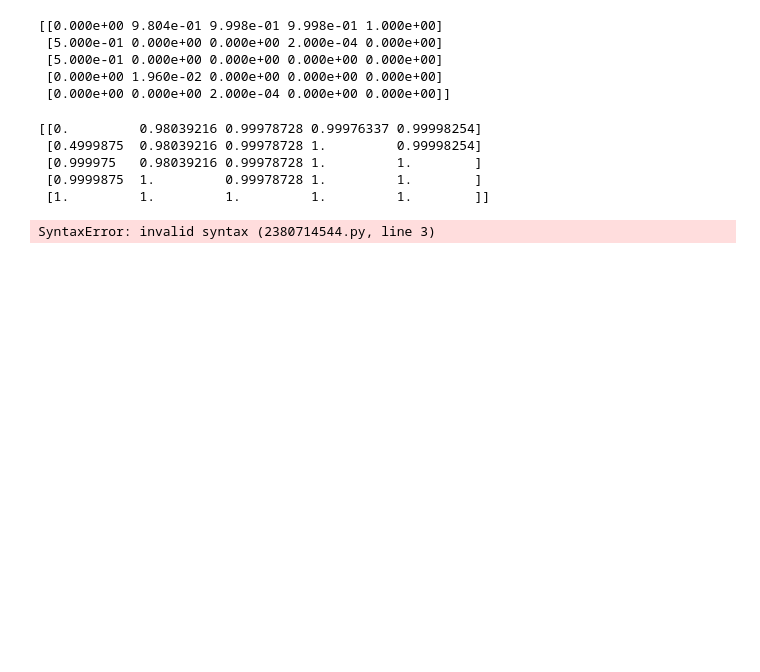
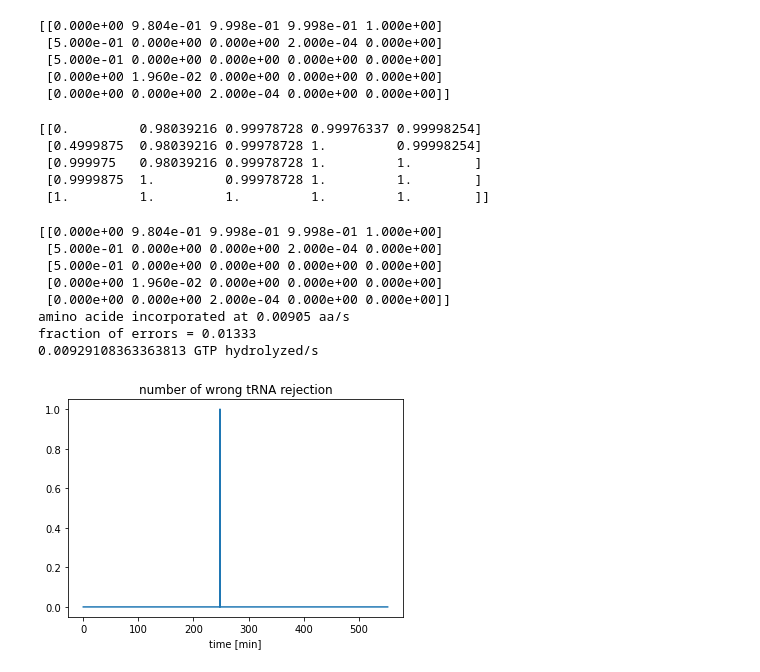
Before and after one commit to ahmed344/Physical-biology-of-the-cell, a Jupyter notebook: kinetic_proofreading_template.ipynb, the cells around one changed output. Saved outputs shown, nothing was run; the diff lists cells and outputs as text; code cells hidden in the pictures; blank space fills up the shorter version.

```diff
--- a/kinetic_proofreading_template.ipynb
+++ b/kinetic_proofreading_template.ipynb
@@ -214,9 +214,17 @@ def ribosome_simulation(rates_mat, kadd_c, kadd_w, max_chainlength):
 # %%
 # set the polypeptide chain length
 max_chainlength = 300
-ribosome_simulation(rates_mat, kadd_c, kadd_w, max_chainlength)                                             phikon_w = 0.
+ribosome_simulation(rates_mat, kadd_c, kadd_w, max_chainlength)
 # %% [output]
-SyntaxError: invalid syntax (2380714544.py, line 3)
+[[0.000e+00 9.804e-01 9.998e-01 9.998e-01 1.000e+00]
+ [5.000e-01 0.000e+00 0.000e+00 2.000e-04 0.000e+00]
+ [5.000e-01 0.000e+00 0.000e+00 0.000e+00 0.000e+00]
+ [0.000e+00 1.960e-02 0.000e+00 0.000e+00 0.000e+00]
+ [0.000e+00 0.000e+00 2.000e-04 0.000e+00 0.000e+00]]
+amino acide incorporated at 0.00905 aa/s
+fraction of errors = 0.01333
+0.00929108363363813 GTP hydrolyzed/s
+[figure, added]
 # %%
 # state the max_chainlength
 max_chainlength = 300
```
Also changed, not shown: parts of 3 cells of this notebook, 9 other files.
